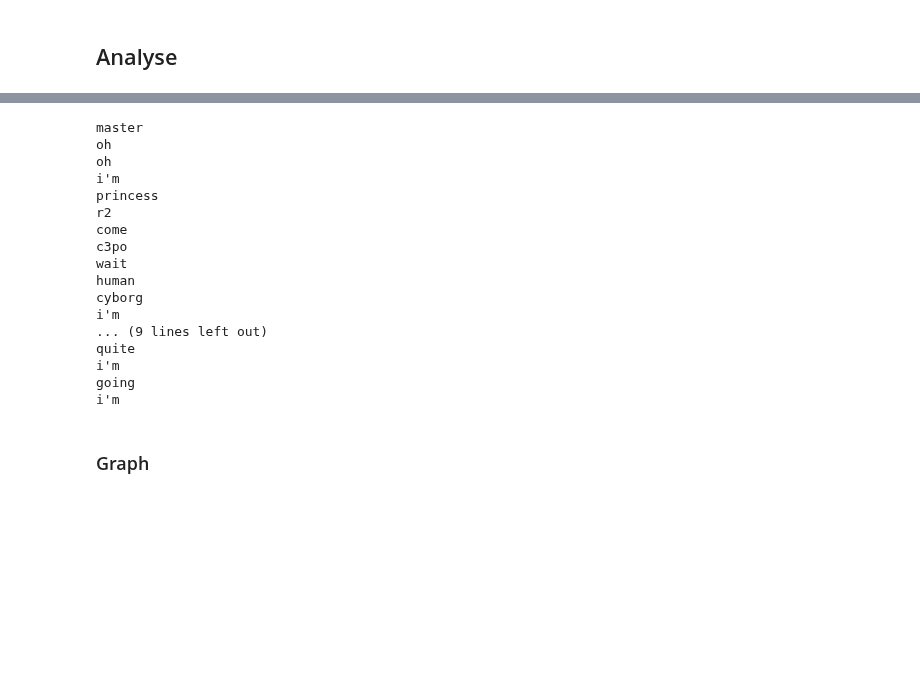
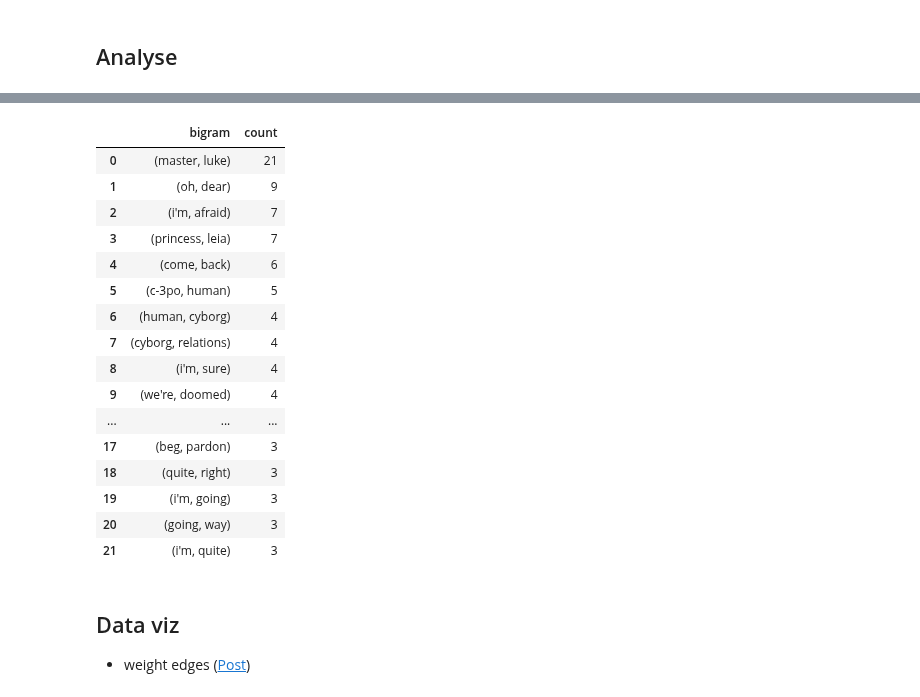
Before and after one commit to Lisa-Ho/small-data-projects, a Jupyter notebook: 2023/2312-starwars-what-XY-says/starwars-what-XY-says.ipynb, the cells around one changed output, grey strips where cells are left out. Drawn from its saved outputs; the diff is of its cells as text; code cells hidden in the pictures; blank space fills up the shorter version.

```diff
--- a/2023/2312-starwars-what-XY-says/starwars-what-XY-says.ipynb
+++ b/2023/2312-starwars-what-XY-says/starwars-what-XY-says.ipynb
@@ -139,22 +142,2 @@ print(text_no_stop_words[:3])
-# %%
-import en_core_web_sm
-
-# load model from SpaCy
-nlp = en_core_web_sm.load()
-
-# create new list to store lemmatised titles
-text_lemmatised = []
-
-# iterate through each word in each title and append the lemmatised version of the word
-for words in pd.Series(text_no_stop_words):
-    x = []
-    for word in nlp(words):
-        x.append(word.lemma_)
-    text_lemmatised.append(x)
-
-# join titles back together
-text_lemmatised = [" ".join(items) for items in text_lemmatised]
-
-df_filtered["text_lemmatised"] = text_lemmatised
 # %% [markdown]
 ## Analyse
@@ -222,37 +165,30 @@ import numpy as np
 # %%
 bigram_df = pd.DataFrame(bigram_counts.most_common(25),
                              columns=['bigram', 'count'])
 
-#bigram_df = bigram_df[bigram_df["bigram"] = ('master', 'luke')]
+new_df = {"bigram": [], "count":[]}
+for i, bigram in enumerate(bigram_df["bigram"]):
+    if bigram[0] != bigram[1]:
+        new_df["bigram"].append(bigram)
+        new_df["count"].append(bigram_df["count"][i])
 
-new_bigram = []
-new_count = []
-for bigram, i in bigram_df["bigram"]:
-    print(bigram[0])
-    if bigram[0] != bigram[1]:
-        new_bigram.append(bigram)
-        new_count.append(bigram_df["count"])
-
-new_df["bigram"] = new_bigram
-new_df["count"] = new_count
-#bigram_df["bigram"][0][0]
+bigram_df = pd.DataFrame.from_dict(new_df)
+bigram_df
 # %% [output]
-master
-oh
-oh
-i'm
-princess
-r2
-come
-c3po
-wait
-human
-cyborg
-i'm
-... (9 lines left out)
-quite
-i'm
-going
-i'm
+|  | bigram | count |
+| 0 | (master, luke) | 21 |
+| 1 | (oh, dear) | 9 |
+| 2 | (i'm, afraid) | 7 |
+| 3 | (princess, leia) | 7 |
+| 4 | (come, back) | 6 |
+| 5 | (c-3po, human) | 5 |
+| 6 | (human, cyborg) | 4 |
+| 7 | (cyborg, relations) | 4 |
+| 8 | (i'm, sure) | 4 |
+| 9 | (we're, doomed) | 4 |
+| ... | ... | ... |
+| 17 | (beg, pardon) | 3 |
+| 18 | (quite, right) | 3 |
+| 19 | (i'm, going) | 3 |
+| 20 | (going, way) | 3 |
+| 21 | (i'm, quite) | 3 |
-# %% [markdown]
-### Graph
@@ -264 +197,5 @@ d = bigram_df.set_index('bigram').T.to_dict('records')
+# %% [markdown]
+## Data viz
+
+- weight edges ([Post](https://stackoverflow.com/questions/25639169/networkx-change-color-width-according-to-edge-attributes-inconsistent-result))
 # %%
```
Also changed, not shown: parts of 36 cells of this notebook.
